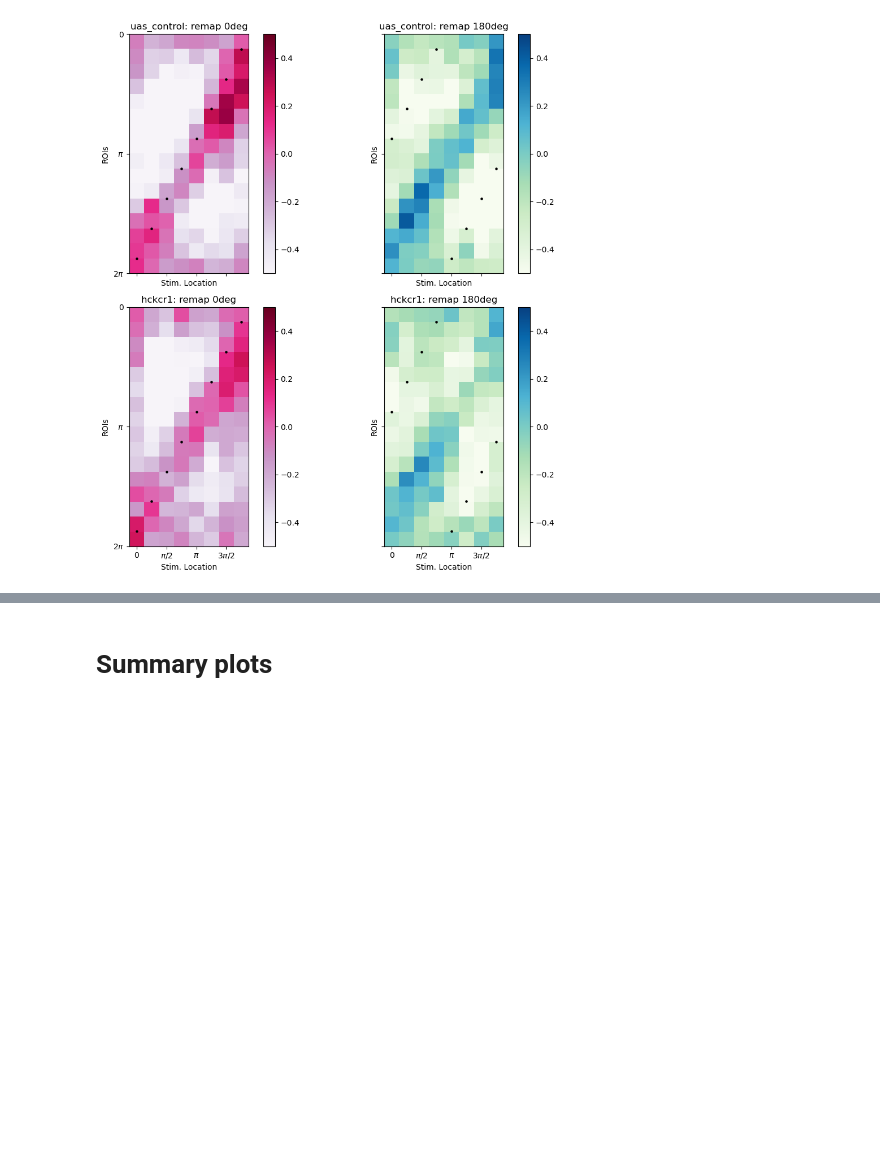
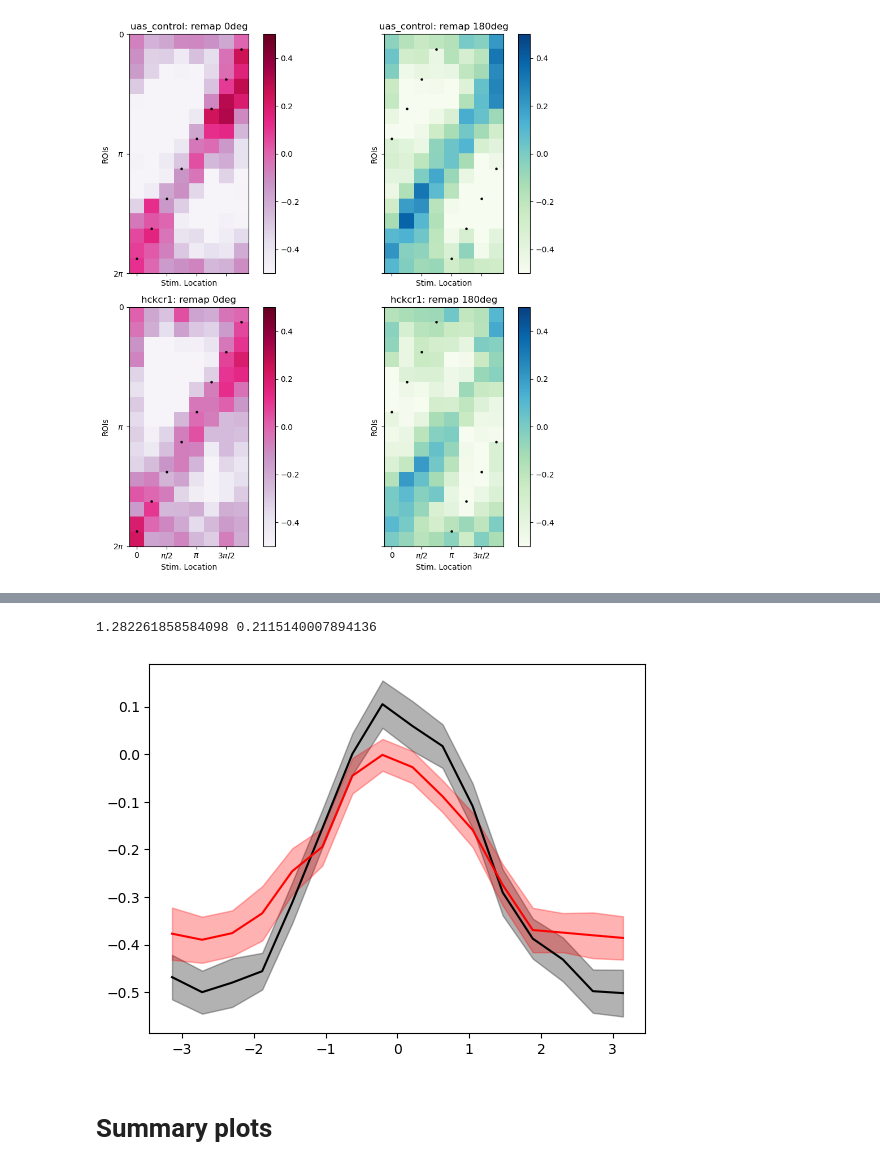
Before and after one commit to yfisher-lab/NeuromodPlasticity, a Jupyter notebook: NeuromodPlasticity/figures/remapping/R60D05_remap_EL_hckcr1.ipynb, the cells around one changed output, grey strips where cells are left out. Cells and saved outputs as stored; diff of their text form; code cells hidden in the pictures; blank space fills up the shorter version.

```diff
--- a/NeuromodPlasticity/figures/remapping/R60D05_remap_EL_hckcr1.ipynb
+++ b/NeuromodPlasticity/figures/remapping/R60D05_remap_EL_hckcr1.ipynb
@@ -176,2 +181,37 @@ Text(0, 0.5, 'Z-scored F (180 deg)')
+# %%
+
+opto_resp_al = {}
+for rk in ('remap_0deg', 'remap_180deg'):
+    opto_resp_al[rk] = {}
+    for ck in ('uas_control', 'hckcr1'):
+        opto = np.copy(opto_responses[rk][ck])
+
+        for i in range(8):
+            opto[:,:,i,:] = np.roll(opto[:,:,i,:],2*i-8, axis=1)
+
+        opto_resp_al[rk][ck] = opto
+
+
+fig, ax = plt.subplots()
+uas_resp = np.stack((opto_resp_al['remap_0deg']['uas_control'].mean(axis=(2,3)), opto_resp_al['remap_180deg']['uas_control'].mean(axis=(2,3)))).mean(axis=0)
+hckcr1_resp = np.stack((opto_resp_al['remap_0deg']['hckcr1'].mean(axis=(2,3)), opto_resp_al['remap_180deg']['hckcr1'].mean(axis=(2,3)))).mean(axis=0)
+
+x = np.linspace(-np.pi, np.pi, num=16)
+mu, sem = uas_resp.mean(axis=0), sp.stats.sem(uas_resp, axis=0)
+ax.plot(x,mu, color='black')
+ax.fill_between(x, mu-sem, mu+sem, color='black', alpha=.3)
+
+mu, sem = hckcr1_resp.mean(axis=0), sp.stats.sem(hckcr1_resp, axis=0)
+ax.plot(x,mu, color='red')
+ax.fill_between(x, mu-sem, mu+sem, color='red', alpha=.3)
+
+# t,p = sp.stats.ttest_ind(uas_resp[:,7:10].mean(axis=-1), hckcr1_resp[:,7:10].mean(axis=-1))
+t,p = sp.stats.ttest_ind(np.linalg.norm(uas_resp, axis=-1), np.linalg.norm(hckcr1_resp, axis=-1))
+print(t,p)
+
+ax.spines['top'].set_visible(False)
+# %% [output]
+1.282261858584098 0.2115140007894136
+[figure, added]
 # %% [markdown]
 # Summary plots
```
Also changed, not shown: parts of 11 cells of this notebook, 1 other file.
